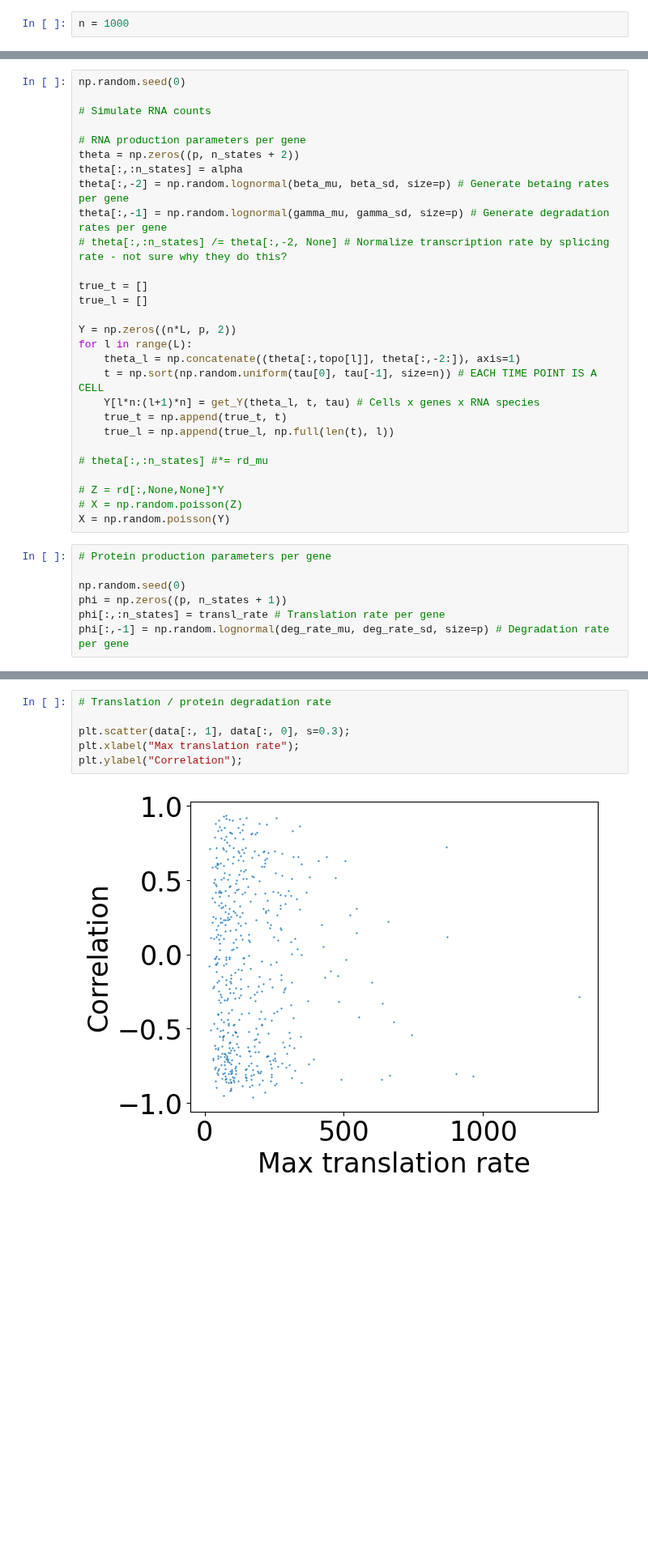
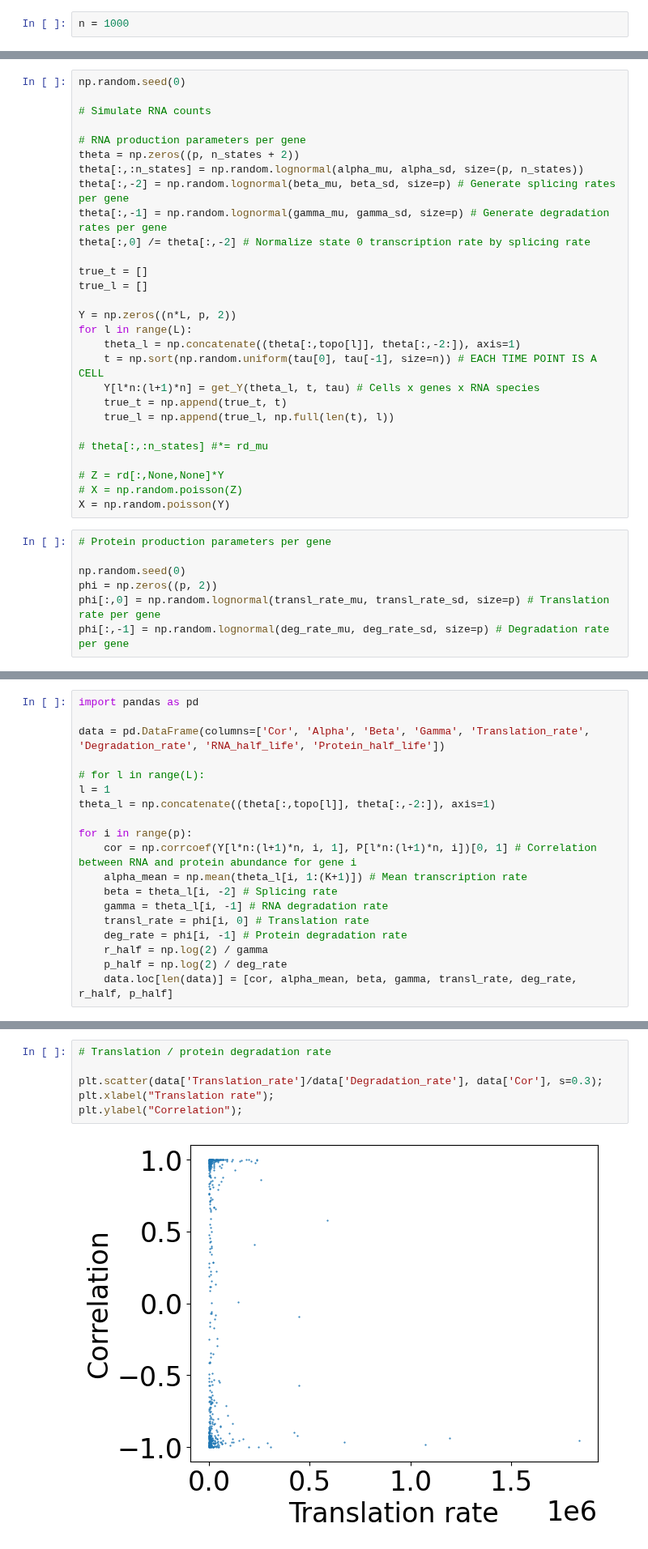
Before and after one commit to reliscu/chronocell_simulations, a Jupyter notebook: simulate_data.ipynb, the cells around one changed output, grey strips where cells are left out. Shown at 81% size. Cells and saved outputs as stored; diff of their text form; blank space fills up the shorter version.

```diff
--- a/simulate_data.ipynb
+++ b/simulate_data.ipynb
@@ -152,10 +136,10 @@ np.random.seed(0)
 
 # RNA production parameters per gene
 theta = np.zeros((p, n_states + 2))
-theta[:,:n_states] = alpha
-theta[:,-2] = np.random.lognormal(beta_mu, beta_sd, size=p) # Generate betaing rates per gene
+theta[:,:n_states] = np.random.lognormal(alpha_mu, alpha_sd, size=(p, n_states))
+theta[:,-2] = np.random.lognormal(beta_mu, beta_sd, size=p) # Generate splicing rates per gene
 theta[:,-1] = np.random.lognormal(gamma_mu, gamma_sd, size=p) # Generate degradation rates per gene
-# theta[:,:n_states] /= theta[:,-2, None] # Normalize transcription rate by splicing rate - not sure why they do this?
+theta[:,0] /= theta[:,-2] # Normalize state 0 transcription rate by splicing rate
 
 true_t = []
 true_l = []
@@ -177,7 +161,7 @@ X = np.random.poisson(Y)
 # Protein production parameters per gene
 
 np.random.seed(0)
-phi = np.zeros((p, n_states + 1))
-phi[:,:n_states] = transl_rate # Translation rate per gene
+phi = np.zeros((p, 2))
+phi[:,0] = np.random.lognormal(transl_rate_mu, transl_rate_sd, size=p) # Translation rate per gene
 phi[:,-1] = np.random.lognormal(deg_rate_mu, deg_rate_sd, size=p) # Degradation rate per gene
 # %%
@@ -268,0 +220,19 @@ plt.hist(data[:,0], bins=20);
+# %%
+import pandas as pd
+
+data = pd.DataFrame(columns=['Cor', 'Alpha', 'Beta', 'Gamma', 'Translation_rate', 'Degradation_rate', 'RNA_half_life', 'Protein_half_life'])
+
+# for l in range(L):
+l = 1
+theta_l = np.concatenate((theta[:,topo[l]], theta[:,-2:]), axis=1)
+
+for i in range(p):
+    cor = np.corrcoef(Y[l*n:(l+1)*n, i, 1], P[l*n:(l+1)*n, i])[0, 1] # Correlation between RNA and protein abundance for gene i
+    alpha_mean = np.mean(theta_l[i, 1:(K+1)]) # Mean transcription rate
+    beta = theta_l[i, -2] # Splicing rate
+    gamma = theta_l[i, -1] # RNA degradation rate
+    transl_rate = phi[i, 0] # Translation rate
+    deg_rate = phi[i, -1] # Protein degradation rate
+    r_half = np.log(2) / gamma
+    p_half = np.log(2) / deg_rate
+    data.loc[len(data)] = [cor, alpha_mean, beta, gamma, transl_rate, deg_rate, r_half, p_half]
@@ -269,8 +351,8 @@ plt.hist(data[:,0], bins=20);
 # %%
 # Translation / protein degradation rate
 
-plt.scatter(data[:, 1], data[:, 0], s=0.3);
-plt.xlabel("Max translation rate");
+plt.scatter(data['Translation_rate']/data['Degradation_rate'], data['Cor'], s=0.3);
+plt.xlabel("Translation rate");
 plt.ylabel("Correlation");
 # %% [output]
-[figure, old version]
+[figure, new version]
```
Also changed, not shown: parts of 25 cells of this notebook, 1 other file.
